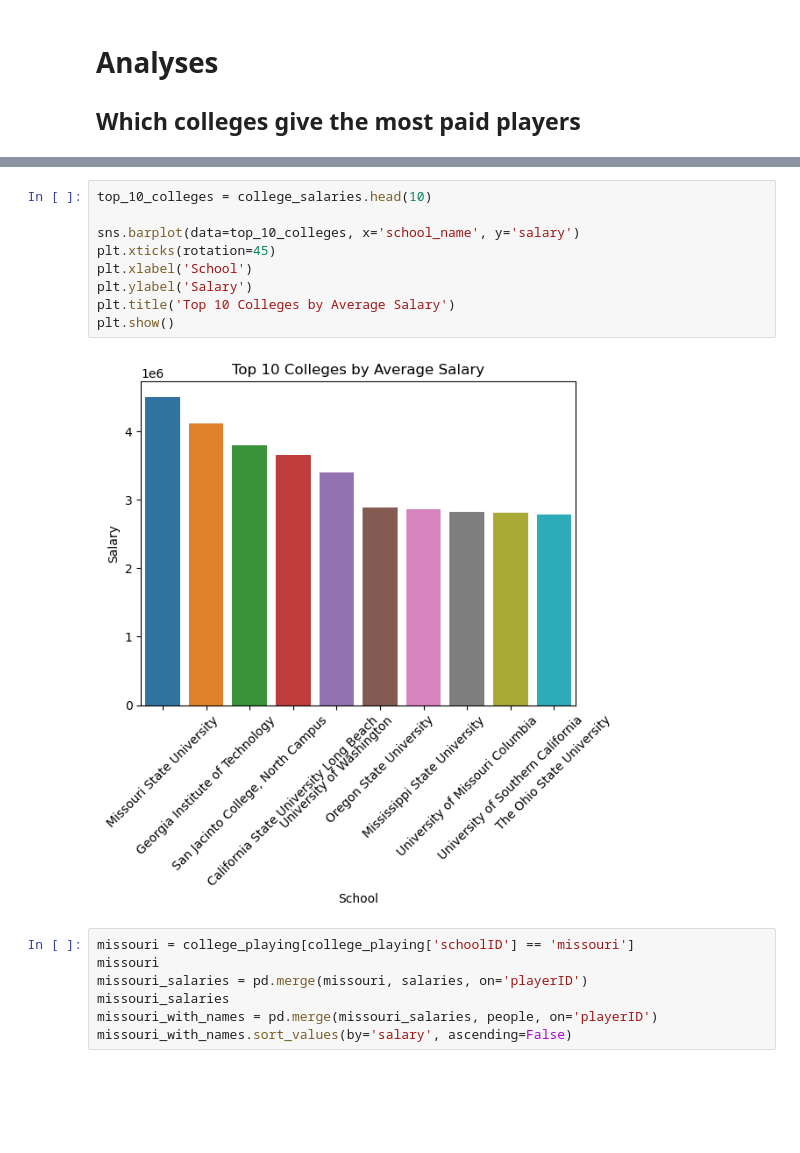
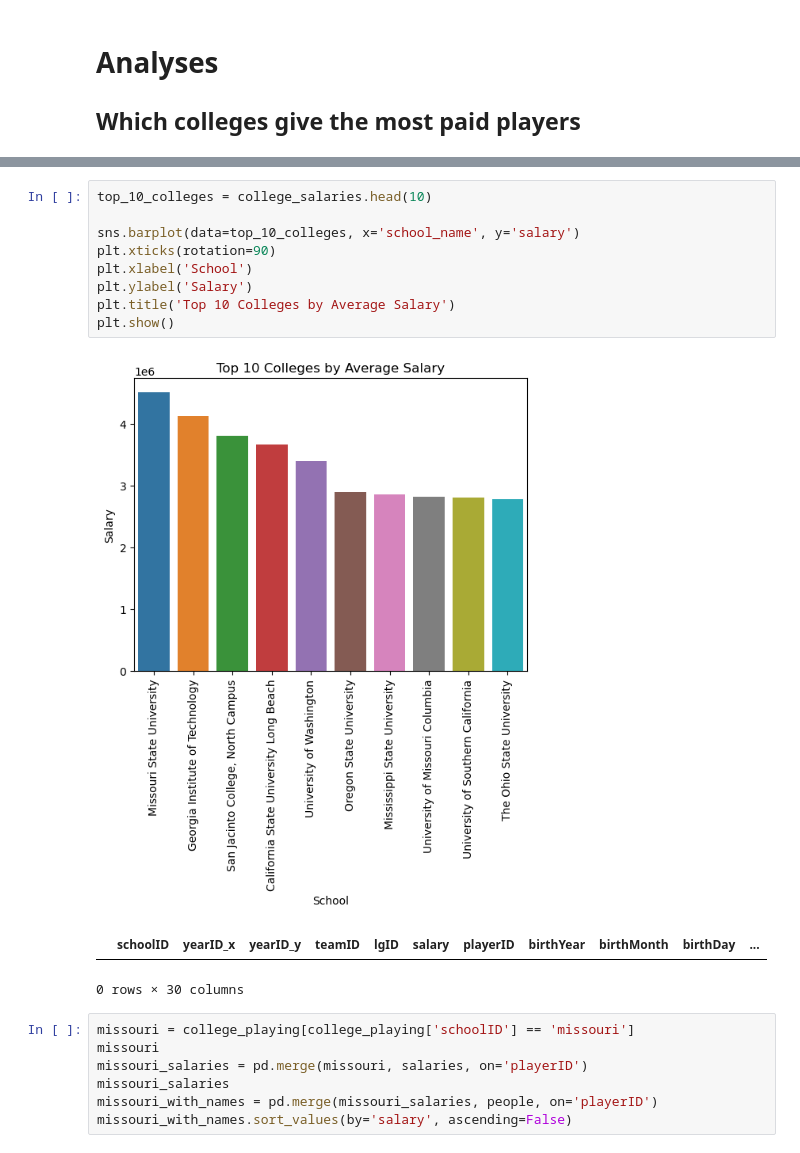
Before and after one commit to Treyson-Grange/cs5830_project1, a Jupyter notebook: project1.ipynb, the cells around one changed output, grey strips where cells are left out. Saved outputs shown, nothing was run; the diff lists cells and outputs as text; blank space fills up the shorter version.

```diff
--- a/project1.ipynb
+++ b/project1.ipynb
@@ -193,14 +186,16 @@ display(college_salaries.size)
 # %%
 top_10_colleges = college_salaries.head(10)
 
 sns.barplot(data=top_10_colleges, x='school_name', y='salary')
-plt.xticks(rotation=45)
+plt.xticks(rotation=90)
 plt.xlabel('School')
 plt.ylabel('Salary')
 plt.title('Top 10 Colleges by Average Salary')
 plt.show()
 # %% [output]
-[figure, old version]
+[figure, new version]
+|  | schoolID | yearID_x | yearID_y | teamID | lgID | salary | playerID | birthYear | birthMonth | birthDay | ... |
+0 rows × 30 columns
 # %%
 missouri = college_playing[college_playing['schoolID'] == 'missouri']
 missouri
```
Also changed, not shown: parts of 4 cells of this notebook.
